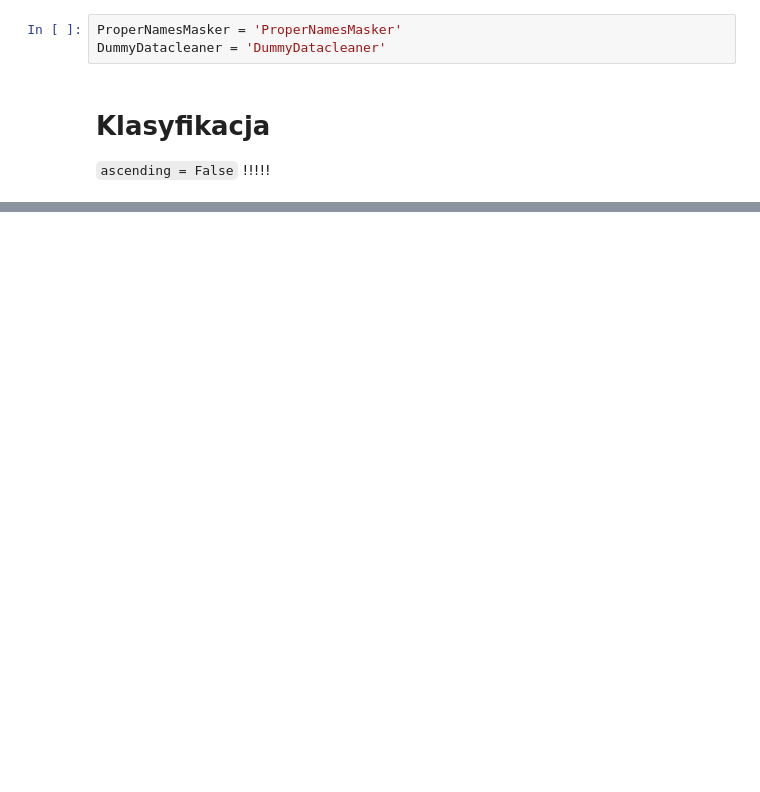
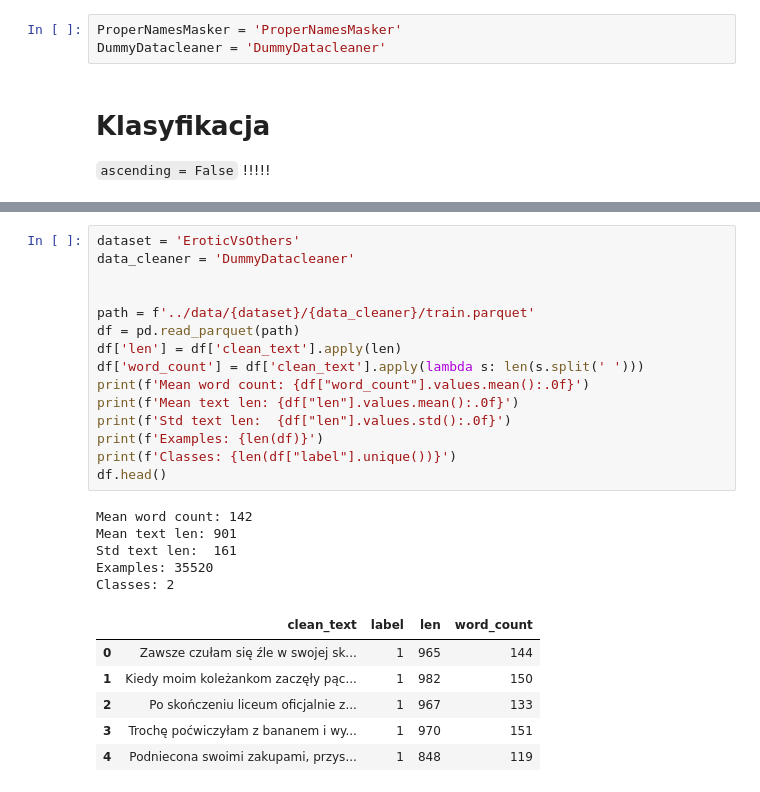
Before and after one commit to WitoldFracek/grembedding, a Jupyter notebook: notebooks/results_analysis.ipynb, the cells around one changed output, grey strips where cells are left out. Drawn from its saved outputs; the diff is of its cells as text; blank space fills up the shorter version.

```diff
--- a/notebooks/results_analysis.ipynb
+++ b/notebooks/results_analysis.ipynb
@@ -152,0 +245,27 @@ df
+# %%
+dataset = 'EroticVsOthers'
+data_cleaner = 'DummyDatacleaner'
+
+
+path = f'../data/{dataset}/{data_cleaner}/train.parquet'
+df = pd.read_parquet(path)
+df['len'] = df['clean_text'].apply(len)
+df['word_count'] = df['clean_text'].apply(lambda s: len(s.split(' ')))
+print(f'Mean word count: {df["word_count"].values.mean():.0f}')
+print(f'Mean text len: {df["len"].values.mean():.0f}')
+print(f'Std text len:  {df["len"].values.std():.0f}')
+print(f'Examples: {len(df)}')
+print(f'Classes: {len(df["label"].unique())}')
+df.head()
+# %% [output]
+Mean word count: 142
+Mean text len: 901
+Std text len:  161
+Examples: 35520
+Classes: 2
+|  | clean_text | label | len | word_count |
+| 0 | Zawsze czułam się źle w swojej sk... | 1 | 965 | 144 |
+| 1 | Kiedy moim koleżankom zaczęły pąc... | 1 | 982 | 150 |
+| 2 | Po skończeniu liceum oficjalnie z... | 1 | 967 | 133 |
+| 3 | Trochę poćwiczyłam z bananem i wy... | 1 | 970 | 151 |
+| 4 | Podniecona swoimi zakupami, przys... | 1 | 848 | 119 |
```
Also changed, not shown: parts of 25 cells of this notebook, 3 other files.
